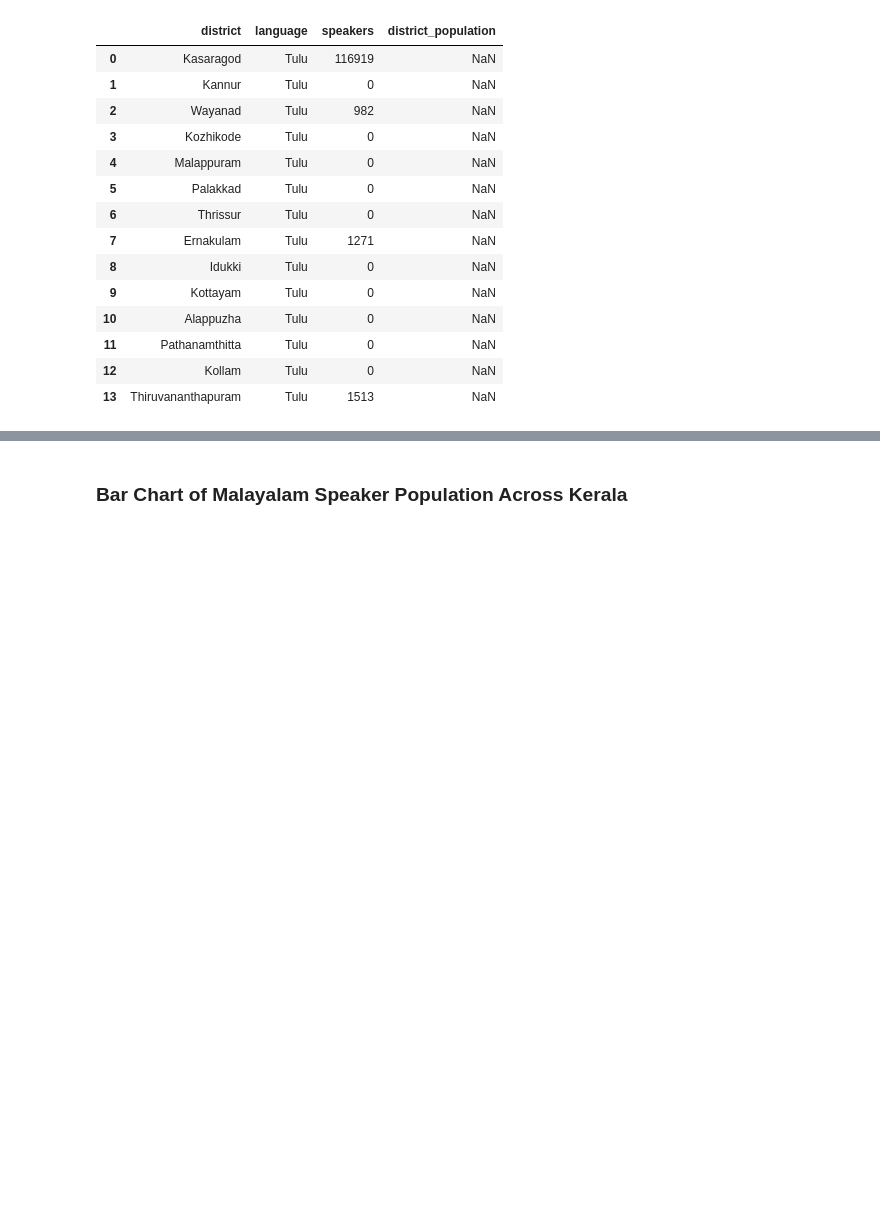
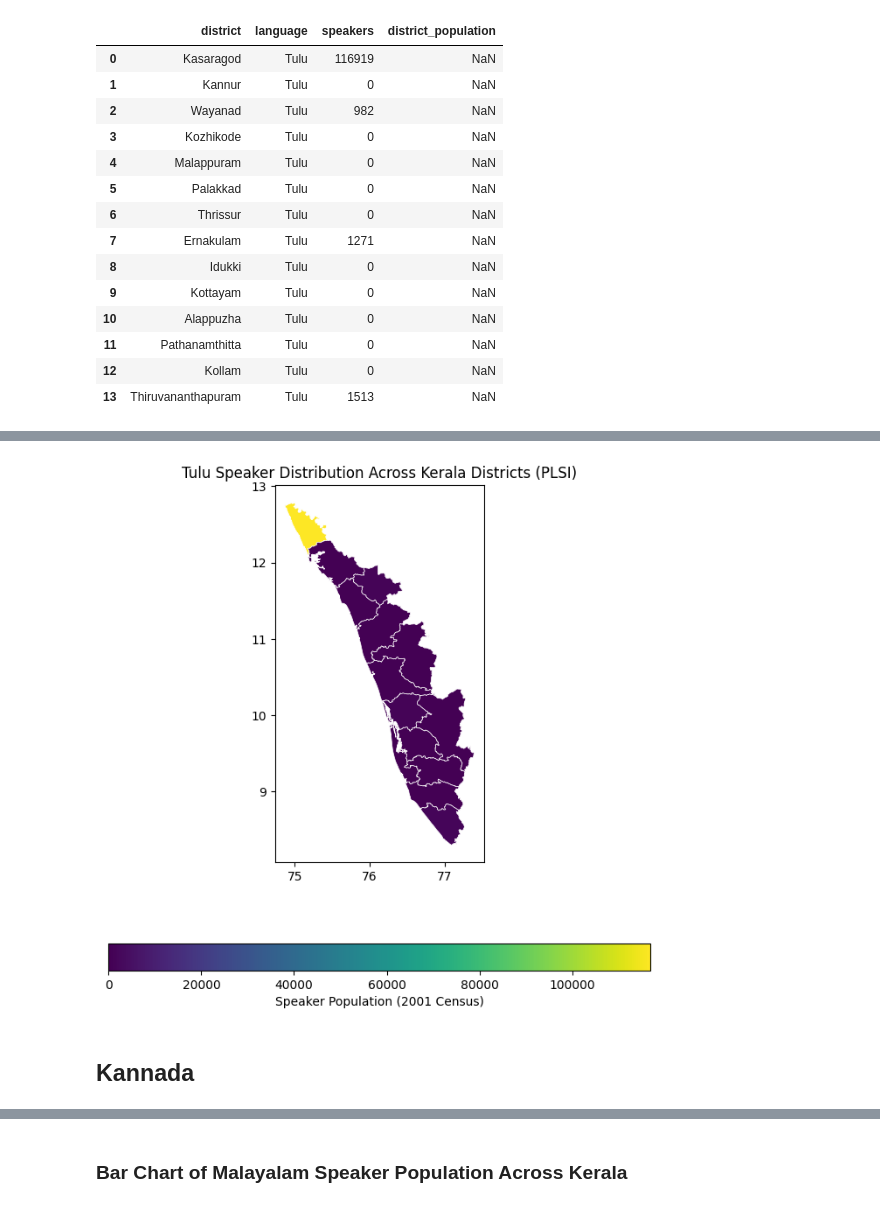
Before and after one commit to squishridyvi/Geographical-Distribution-Mapping-of-Dravidian-Languages-, a Jupyter notebook: Geographical Distribution of Dravidian Languages.ipynb, the cells around one changed output, grey strips where cells are left out. Drawn from its saved outputs; the diff is of its cells as text; code cells hidden in the pictures; blank space fills up the shorter version.

Commit message:
added Kannada and Tulu distribution maps

```diff
--- a/Geographical Distribution of Dravidian Languages.ipynb
+++ b/Geographical Distribution of Dravidian Languages.ipynb
@@ -1339,16 +1339,20 @@ merged_2.head()
 # %%
 fig, ax = plt.subplots(figsize=(8,8))
 
-merged_1.plot(
+merged_2.plot(
     ax=ax,
     column="speakers",
     legend=True,
     edgecolor="white",
     linewidth=0.5,
     legend_kwds={"label": "Speaker Population (2001 Census)", "orientation": "horizontal"}
 
 );
 
 ax.set_title(
-    "Malayalam Speaker Distribution Across Kerala Districts (PLSI)", fontsize=12
+    "Tulu Speaker Distribution Across Kerala Districts (PLSI)", fontsize=12
 );
+# %% [output]
+[figure, added]
+# %% [markdown]
+## Kannada
```
Also changed, not shown: parts of 3 cells of this notebook.
